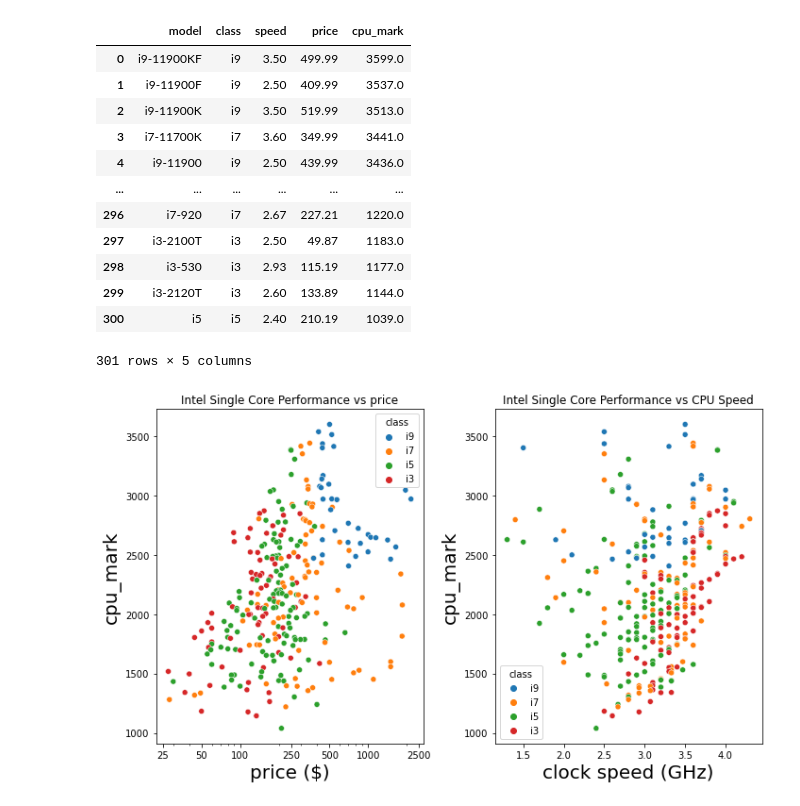
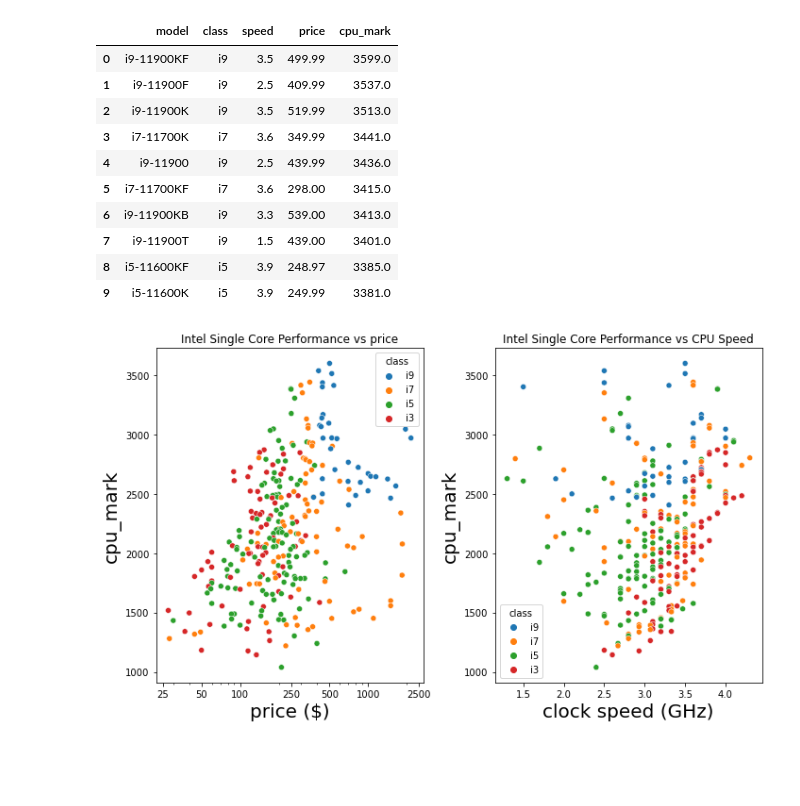
Before and after one commit to OlayinkaAkinyemi/intel_data_exploration, a Jupyter notebook: intel_processors.ipynb, the cells around one changed output. Drawn from its saved outputs; the diff is of its cells as text; code cells hidden in the pictures; blank space fills up the shorter version.

```diff
--- a/intel_processors.ipynb
+++ b/intel_processors.ipynb
@@ -118,21 +53,19 @@ for line in lines:
 df = pd.DataFrame(info_dict)
 # %%
 df = df.round(2)
-df
+df.head(10)
 # %% [output]
 |  | model | class | speed | price | cpu_mark |
-| 0 | i9-11900KF | i9 | 3.50 | 499.99 | 3599.0 |
-| 1 | i9-11900F | i9 | 2.50 | 409.99 | 3537.0 |
-| 2 | i9-11900K | i9 | 3.50 | 519.99 | 3513.0 |
-| 3 | i7-11700K | i7 | 3.60 | 349.99 | 3441.0 |
-| 4 | i9-11900 | i9 | 2.50 | 439.99 | 3436.0 |
-| ... | ... | ... | ... | ... | ... |
-| 296 | i7-920 | i7 | 2.67 | 227.21 | 1220.0 |
-| 297 | i3-2100T | i3 | 2.50 | 49.87 | 1183.0 |
-| 298 | i3-530 | i3 | 2.93 | 115.19 | 1177.0 |
-| 299 | i3-2120T | i3 | 2.60 | 133.89 | 1144.0 |
-| 300 | i5 | i5 | 2.40 | 210.19 | 1039.0 |
+| 0 | i9-11900KF | i9 | 3.5 | 499.99 | 3599.0 |
+| 1 | i9-11900F | i9 | 2.5 | 409.99 | 3537.0 |
+| 2 | i9-11900K | i9 | 3.5 | 519.99 | 3513.0 |
+| 3 | i7-11700K | i7 | 3.6 | 349.99 | 3441.0 |
+| 4 | i9-11900 | i9 | 2.5 | 439.99 | 3436.0 |
+| 5 | i7-11700KF | i7 | 3.6 | 298.00 | 3415.0 |
+| 6 | i9-11900KB | i9 | 3.3 | 539.00 | 3413.0 |
+| 7 | i9-11900T | i9 | 1.5 | 439.00 | 3401.0 |
+| 8 | i5-11600KF | i5 | 3.9 | 248.97 | 3385.0 |
+| 9 | i5-11600K | i5 | 3.9 | 249.99 | 3381.0 |
-301 rows × 5 columns
 # %%
 import seaborn as sns
 def plot(dataframe, x, y, hue, ax, xlabel, ylabel, logscale=True):
```
Also changed, not shown: parts of 2 cells of this notebook.
